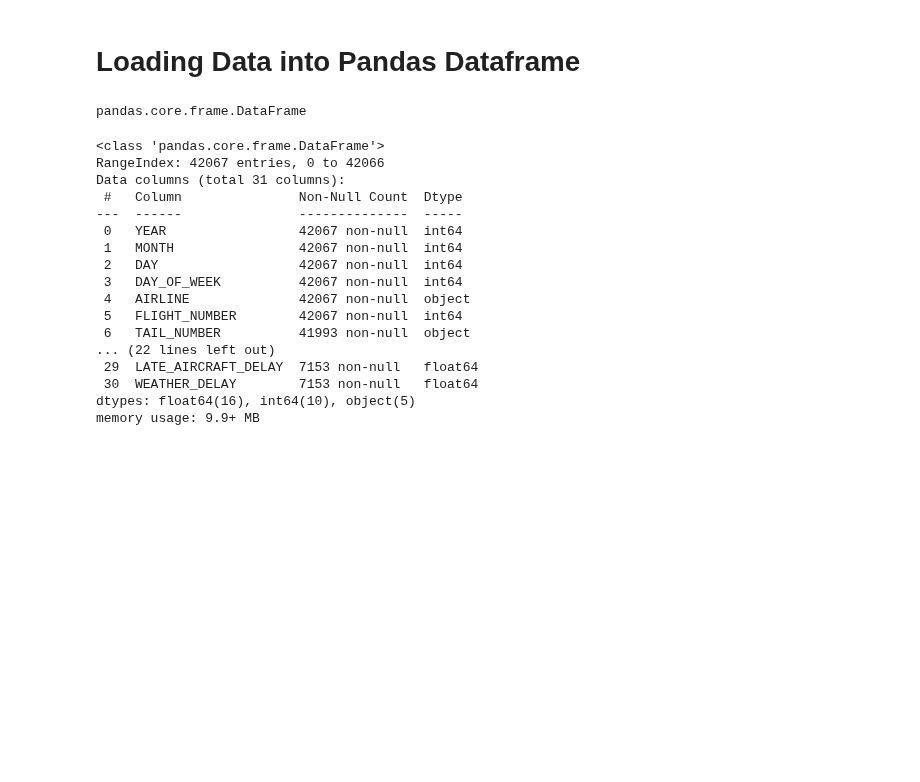
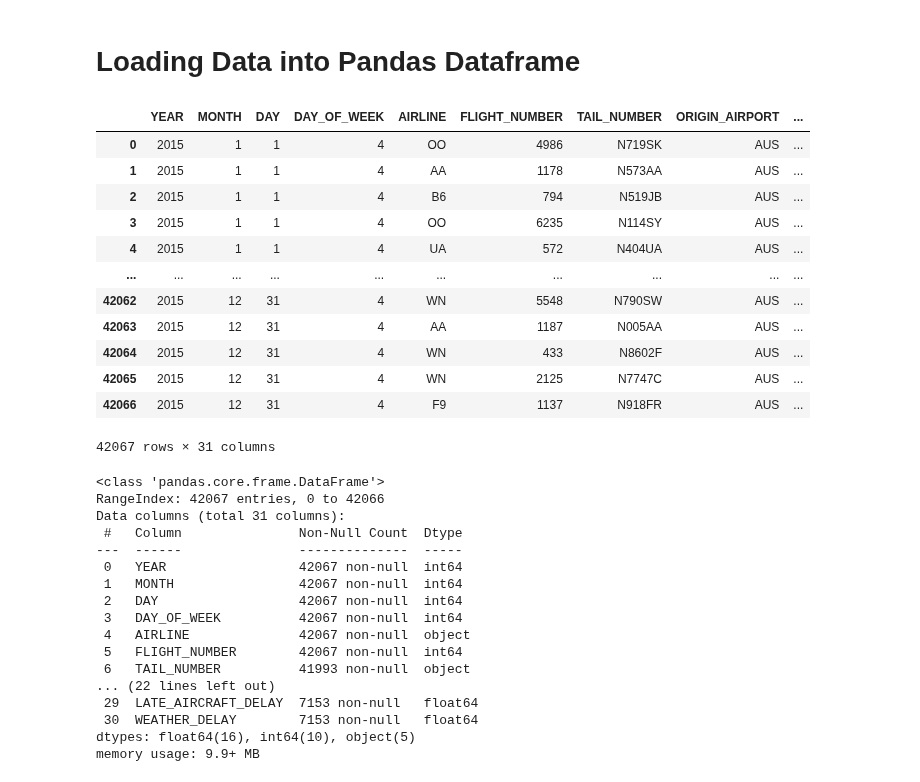
Before and after one commit to kiat/Elements-of-Data-Analytics, a Jupyter notebook: Code-Example-003-Pandas-Dataframe-Loading-Data.ipynb, the cells around one changed output. Saved outputs shown, nothing was run; the diff lists cells and outputs as text; code cells hidden in the pictures; blank space fills up the shorter version.

```diff
--- a/Code-Example-003-Pandas-Dataframe-Loading-Data.ipynb
+++ b/Code-Example-003-Pandas-Dataframe-Loading-Data.ipynb
@@ -6,17 +6,31 @@ import pandas as pd
 # %%
 # Flights from Austin,TX data set
 flights = pd.read_csv("datasets/airline/flights_fromAus.csv")
 # Preview the first 5 lines of the loaded data
 flights
 # or use the head() operation to print out the first 5 lines
 
 # You can access a large dataset that includes all flights in USA here
 # https://s3.amazonaws.com/utcs378/flights.csv.bz2
 
 type(flights)
 # dir(flights)
+
+flights
 # %% [output]
+|  | YEAR | MONTH | DAY | DAY_OF_WEEK | AIRLINE | FLIGHT_NUMBER | TAIL_NUMBER | ORIGIN_AIRPORT | ... |
+| 0 | 2015 | 1 | 1 | 4 | OO | 4986 | N719SK | AUS | ... |
+| 1 | 2015 | 1 | 1 | 4 | AA | 1178 | N573AA | AUS | ... |
+| 2 | 2015 | 1 | 1 | 4 | B6 | 794 | N519JB | AUS | ... |
+| 3 | 2015 | 1 | 1 | 4 | OO | 6235 | N114SY | AUS | ... |
+| 4 | 2015 | 1 | 1 | 4 | UA | 572 | N404UA | AUS | ... |
+| ... | ... | ... | ... | ... | ... | ... | ... | ... | ... |
+| 42062 | 2015 | 12 | 31 | 4 | WN | 5548 | N790SW | AUS | ... |
+| 42063 | 2015 | 12 | 31 | 4 | AA | 1187 | N005AA | AUS | ... |
+| 42064 | 2015 | 12 | 31 | 4 | WN | 433 | N8602F | AUS | ... |
+| 42065 | 2015 | 12 | 31 | 4 | WN | 2125 | N7747C | AUS | ... |
+| 42066 | 2015 | 12 | 31 | 4 | F9 | 1137 | N918FR | AUS | ... |
-pandas.core.frame.DataFrame
+42067 rows × 31 columns
 # %%
 # Use the info() operation to print out the Schema of the dataframe
 flights.info()
```
Also changed, not shown: parts of 21 cells of this notebook.
